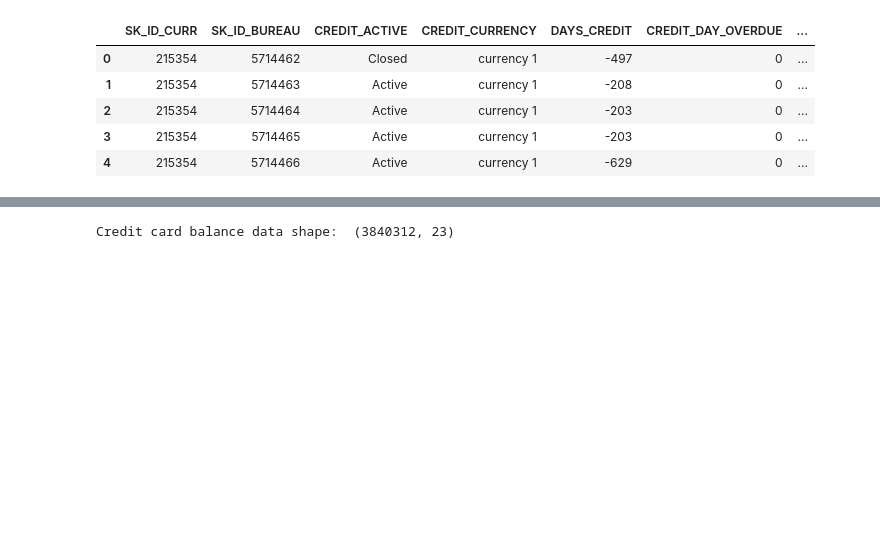
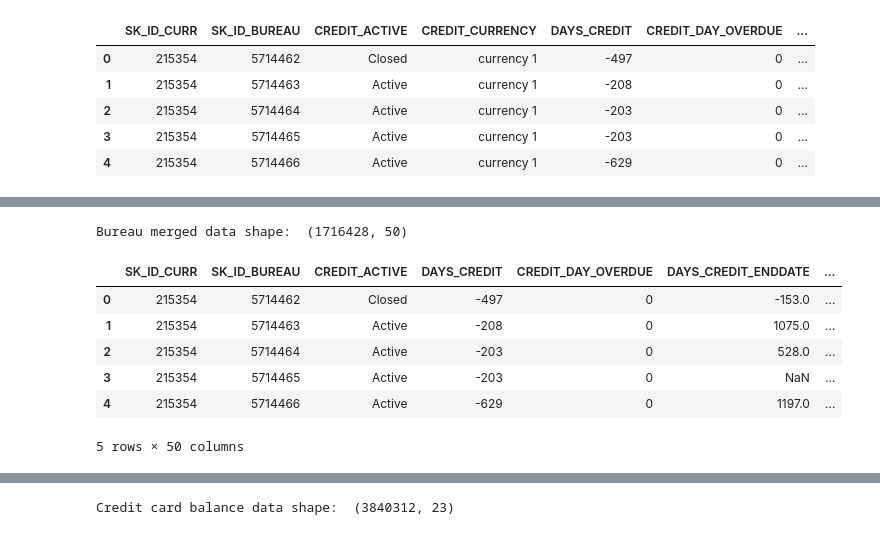
Before and after one commit to christophesallessacareau-boop/Initiez_vous_au_ML_Ops, a Jupyter notebook: Initiez_vous_au_ML_Ops.ipynb, the cells around one changed output, grey strips where cells are left out. Cells and saved outputs as stored; diff of their text form; code cells hidden in the pictures; blank space fills up the shorter version.

```diff
--- a/Initiez_vous_au_ML_Ops.ipynb
+++ b/Initiez_vous_au_ML_Ops.ipynb
@@ -111,2 +137,0 @@ KeyError: 'AMT_ANNUITY'
-# %%
-bureau.drop(columns=['CREDIT_CURRENCY'AMT_ANNUITY', 'AMT_CREDIT_MAX_OVERDUE'], inplace=True)
@@ -127,0 +153,27 @@ Bureau merged data shape:  (27299925, 17)
+# %%
+bureau.drop(columns=['CREDIT_CURRENCY','DAYS_ENDDATE_FACT','AMT_ANNUITY', 'AMT_CREDIT_MAX_OVERDUE', 'CREDIT_TYPE','AMT_CREDIT_SUM_LIMIT'
+                     ,'AMT_CREDIT_SUM_OVERDUE']
+            , inplace=True)
+# %%
+# One Hot
+bureau_encoded = pd.get_dummies(bureau, drop_first=True)
+bureau_balance_encoded = pd.get_dummies(bureau_balance, drop_first=True)
+# %%
+# Agrégation bureau_balance par crédit
+bureau_balance_agg = bureau_balance_encoded.groupby("SK_ID_BUREAU").agg(["mean", "min", "max", "sum", "size"])
+bureau_balance_agg.columns = ["bureau_balance_" + "_".join(col).upper() for col in bureau_balance_agg.columns]
+bureau_balance_agg.reset_index(inplace=True)
+# %%
+# Fusion bureau + bureau_balance
+bureau_fusion = bureau.merge(bureau_balance_agg, on="SK_ID_BUREAU", how="left")
+print('Bureau merged data shape: ', bureau_fusion.shape)
+bureau_fusion.head()
+# %% [output]
+Bureau merged data shape:  (1716428, 50)
+|  | SK_ID_CURR | SK_ID_BUREAU | CREDIT_ACTIVE | DAYS_CREDIT | CREDIT_DAY_OVERDUE | DAYS_CREDIT_ENDDATE | ... |
+| 0 | 215354 | 5714462 | Closed | -497 | 0 | -153.0 | ... |
+| 1 | 215354 | 5714463 | Active | -208 | 0 | 1075.0 | ... |
+| 2 | 215354 | 5714464 | Active | -203 | 0 | 528.0 | ... |
+| 3 | 215354 | 5714465 | Active | -203 | 0 | NaN | ... |
+| 4 | 215354 | 5714466 | Active | -629 | 0 | 1197.0 | ... |
+5 rows × 50 columns
```
Also changed, not shown: parts of 56 cells of this notebook.
